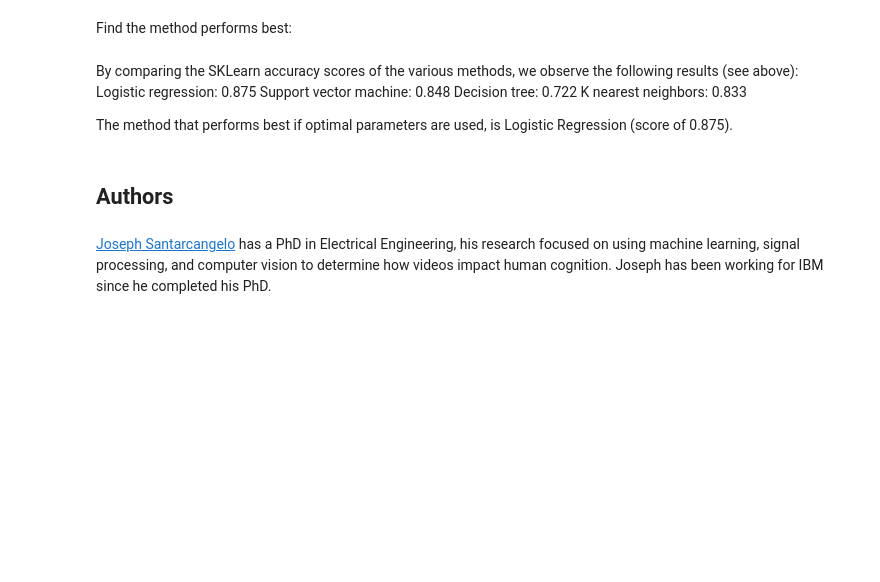
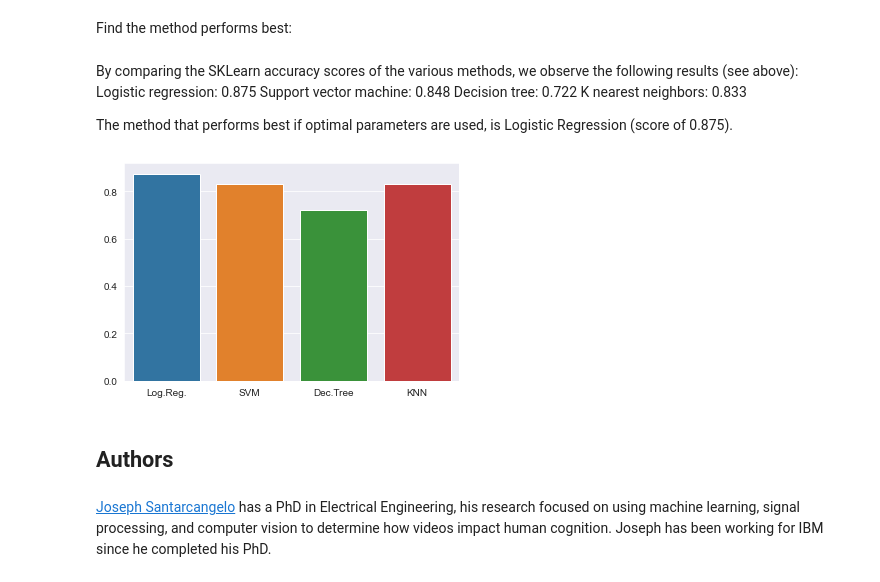
Before and after one commit to OomKaspaas/testrepo, a Jupyter notebook: SpaceX_First Stage Landing Prediction ML.ipynb, the cells around one changed output. Saved outputs shown, nothing was run; the diff lists cells and outputs as text; code cells hidden in the pictures; blank space fills up the shorter version.

```diff
--- a/SpaceX_First Stage Landing Prediction ML.ipynb
+++ b/SpaceX_First Stage Landing Prediction ML.ipynb
@@ -449,6 +449,16 @@ Decision tree: 0.722
 K nearest neighbors: 0.833
 
 The method that performs best if optimal parameters are used, is Logistic Regression (score of 0.875).
+# %%
+sns.set_style('darkgrid')
+
+x = ['Log.Reg.', 'SVM', 'Dec.Tree', 'KNN']
+y = [0.875, 0.833, 0.722, 0.833]
+
+sns.barplot(x, y)
+plt.show()
+# %% [output]
+[figure, added]
 # %% [markdown]
 ## Authors
 # %% [markdown]
```
Also changed, not shown: parts of 4 cells of this notebook.
